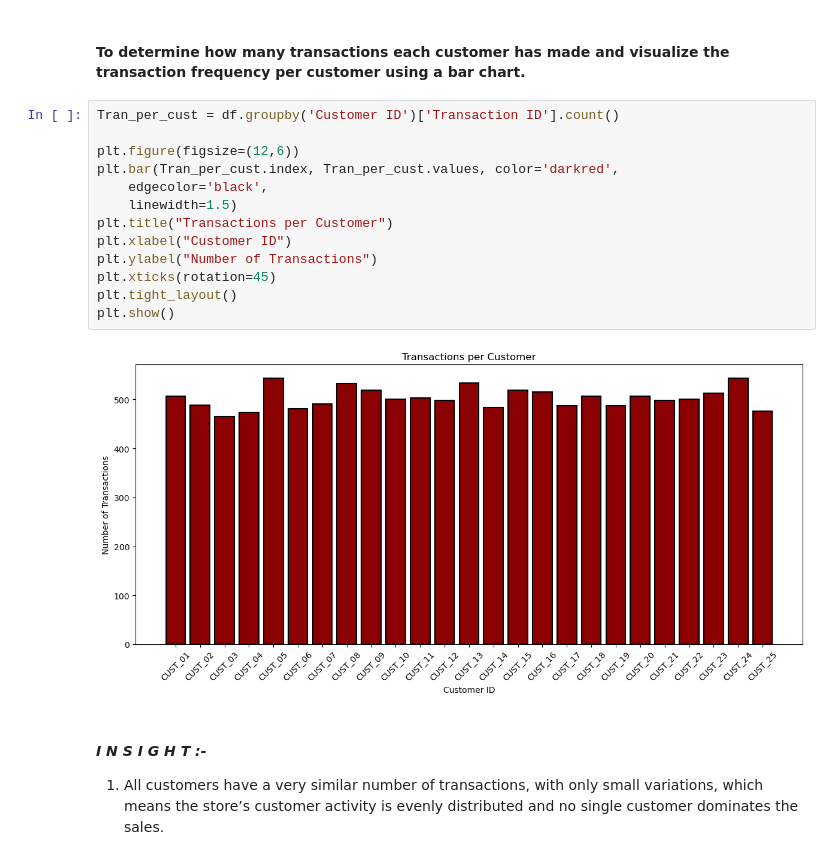
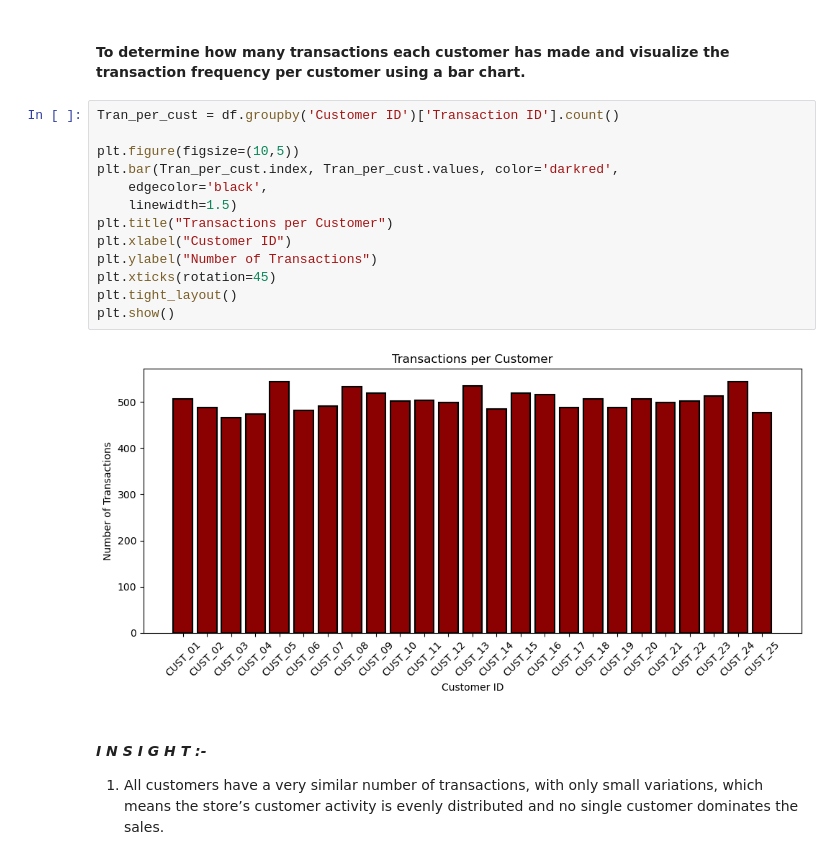
Before and after one commit to amjitha-2003/Final-Project-Python, a Jupyter notebook: Final Project.ipynb, the cells around one changed output. Cells and saved outputs as stored; diff of their text form.

```diff
--- a/Final Project.ipynb
+++ b/Final Project.ipynb
@@ -1231,18 +1240,18 @@ plt.show()
 # %%
 Tran_per_cust = df.groupby('Customer ID')['Transaction ID'].count()
 
-plt.figure(figsize=(12,6))
+plt.figure(figsize=(10,5))
 plt.bar(Tran_per_cust.index, Tran_per_cust.values, color='darkred',
     edgecolor='black',
     linewidth=1.5)
 plt.title("Transactions per Customer")
 plt.xlabel("Customer ID")
 plt.ylabel("Number of Transactions")
 plt.xticks(rotation=45)
 plt.tight_layout()
 plt.show()
 # %% [output]
-[figure, old version]
+[figure, new version]
 # %% [markdown]
 #### *I N S I G H T :-*
 
```
Also changed, not shown: parts of 10 cells of this notebook.
